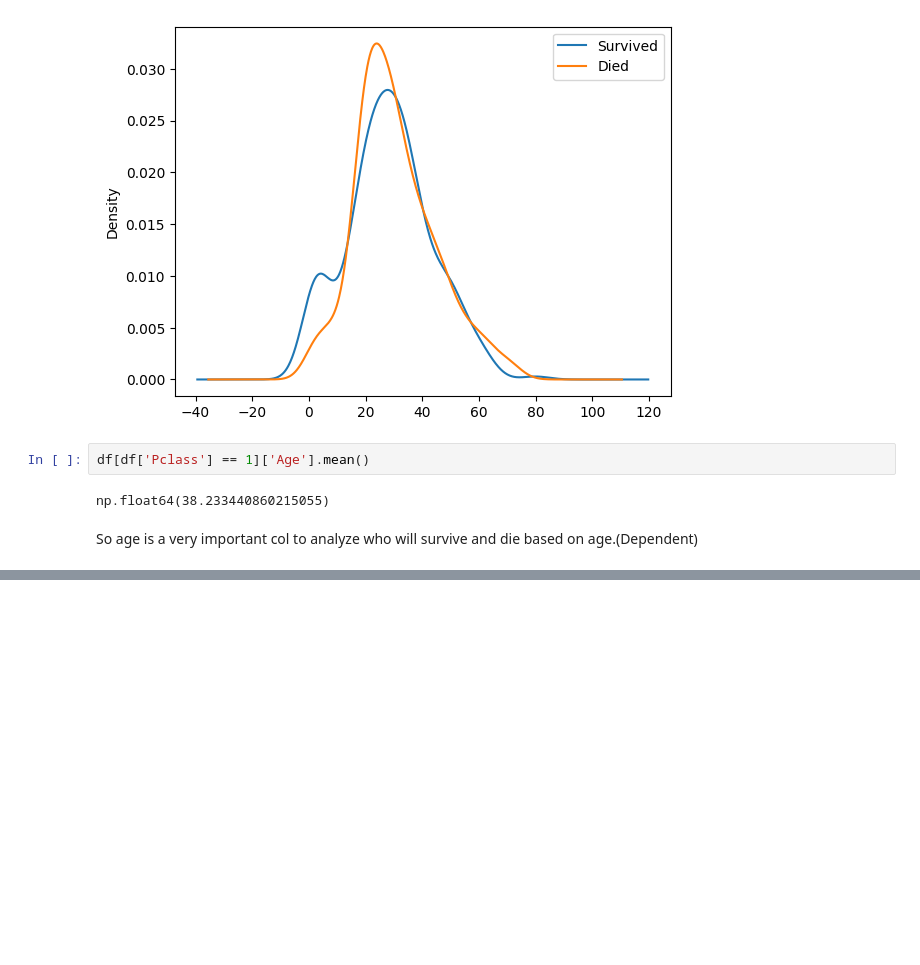
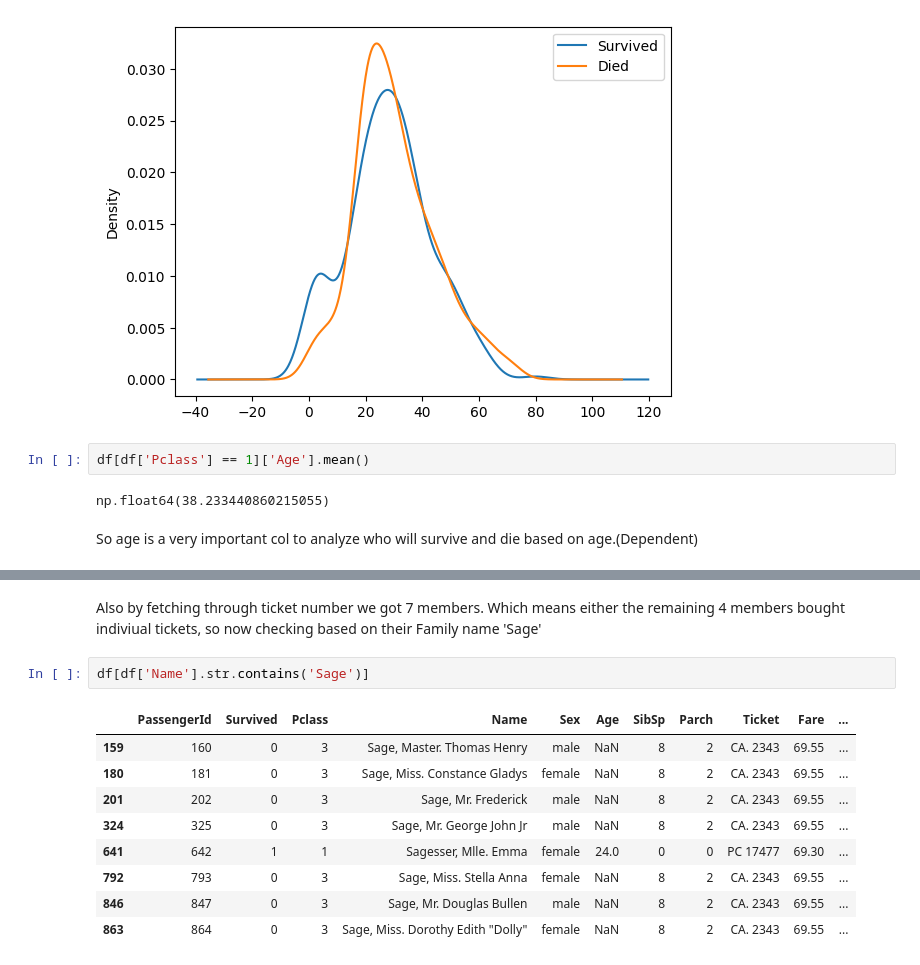
Before and after one commit to Muhammad-Waleed-Source/Exploratory-Data-Analysis, a Jupyter notebook: EDA.ipynb, the cells around one changed output, grey strips where cells are left out. Saved outputs shown, nothing was run; the diff lists cells and outputs as text; blank space fills up the shorter version.

```diff
--- a/EDA.ipynb
+++ b/EDA.ipynb
@@ -583,0 +623,14 @@ So age is a very important col to analyze who will survive and die based on age.
+# %% [markdown]
+Also by fetching through ticket number we got 7 members. Which means either the remaining 4 members bought indiviual tickets, so now checking based on their Family name 'Sage'
+# %%
+df[df['Name'].str.contains('Sage')]
+# %% [output]
+|  | PassengerId | Survived | Pclass | Name | Sex | Age | SibSp | Parch | Ticket | Fare | ... |
+| 159 | 160 | 0 | 3 | Sage, Master. Thomas Henry | male | NaN | 8 | 2 | CA. 2343 | 69.55 | ... |
+| 180 | 181 | 0 | 3 | Sage, Miss. Constance Gladys | female | NaN | 8 | 2 | CA. 2343 | 69.55 | ... |
+| 201 | 202 | 0 | 3 | Sage, Mr. Frederick | male | NaN | 8 | 2 | CA. 2343 | 69.55 | ... |
+| 324 | 325 | 0 | 3 | Sage, Mr. George John Jr | male | NaN | 8 | 2 | CA. 2343 | 69.55 | ... |
+| 641 | 642 | 1 | 1 | Sagesser, Mlle. Emma | female | 24.0 | 0 | 0 | PC 17477 | 69.30 | ... |
+| 792 | 793 | 0 | 3 | Sage, Miss. Stella Anna | female | NaN | 8 | 2 | CA. 2343 | 69.55 | ... |
+| 846 | 847 | 0 | 3 | Sage, Mr. Douglas Bullen | male | NaN | 8 | 2 | CA. 2343 | 69.55 | ... |
+| 863 | 864 | 0 | 3 | Sage, Miss. Dorothy Edith "Dolly" | female | NaN | 8 | 2 | CA. 2343 | 69.55 | ... |
```
Also changed, not shown: parts of 9 cells of this notebook.
